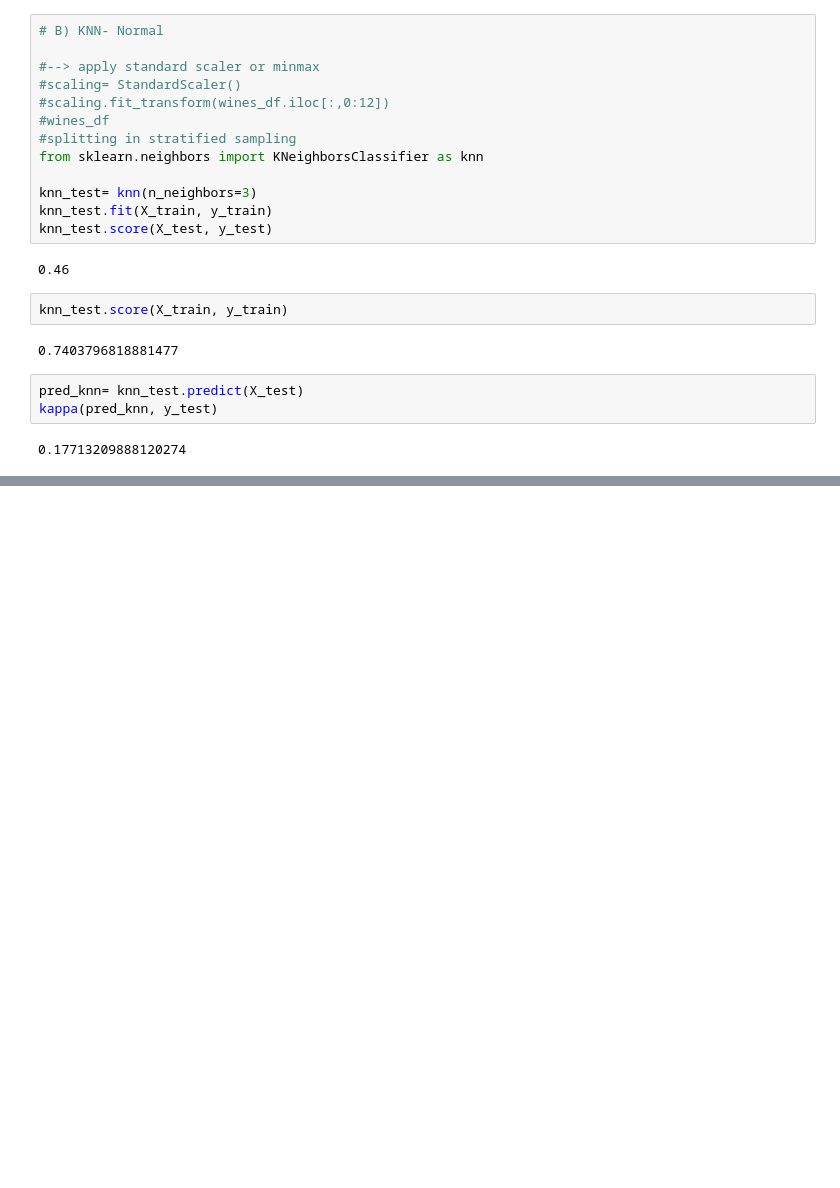
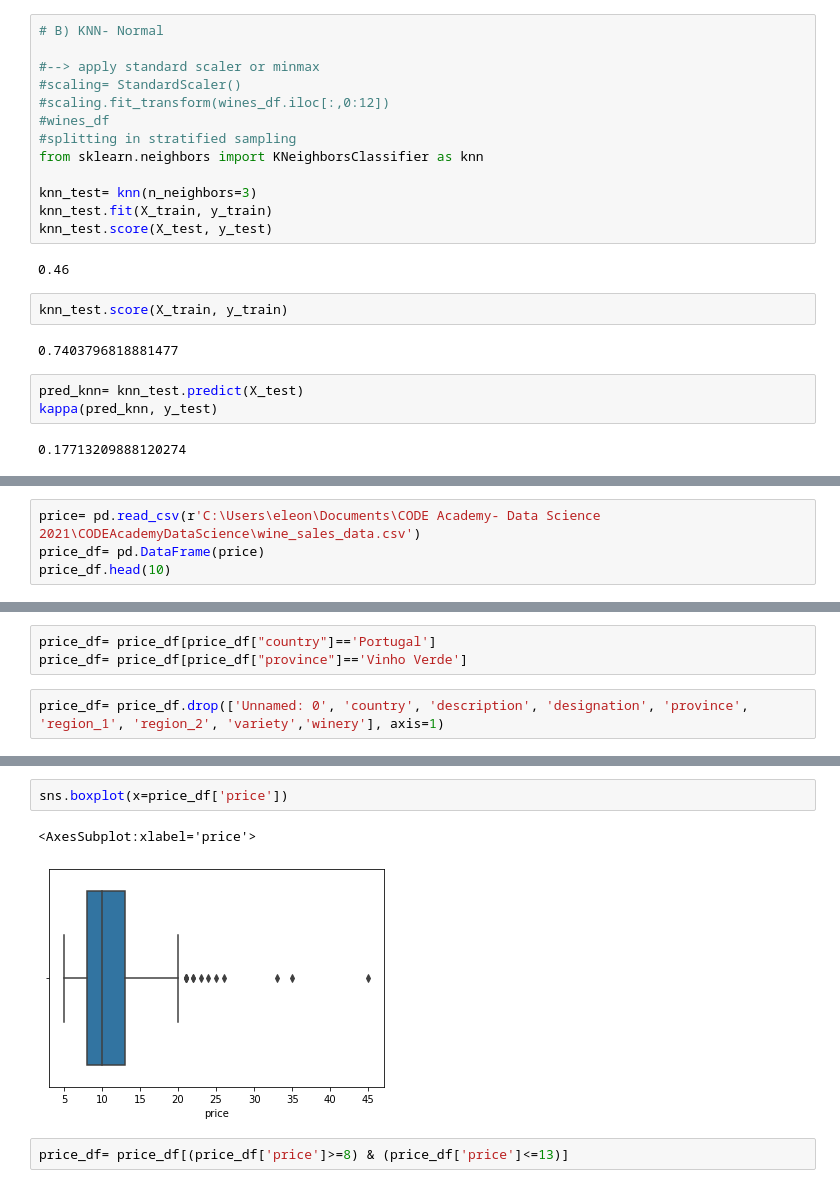
Before and after one commit to EleonoraCataldo/CODEAcademyDataScience, a Jupyter notebook: Project1-BlueberryWinery.ipynb, the cells around one changed output, grey strips where cells are left out. Cells and saved outputs as stored; diff of their text form; blank space fills up the shorter version.

```diff
--- a/Project1-BlueberryWinery.ipynb
+++ b/Project1-BlueberryWinery.ipynb
@@ -254,0 +255,4 @@ kappa(pred, y_test)
+# %%
+price= pd.read_csv(r'C:\Users\eleon\Documents\CODE Academy- Data Science 2021\CODEAcademyDataScience\wine_sales_data.csv')
+price_df= pd.DataFrame(price)
+price_df.head(10)
@@ -254,0 +271,5 @@ kappa(pred, y_test)
+# %%
+price_df= price_df[price_df["country"]=='Portugal']
+price_df= price_df[price_df["province"]=='Vinho Verde']
+# %%
+price_df= price_df.drop(['Unnamed: 0', 'country', 'description', 'designation', 'province', 'region_1', 'region_2', 'variety','winery'], axis=1)
@@ -254,0 +324,7 @@ kappa(pred, y_test)
+# %%
+sns.boxplot(x=price_df['price'])
+# %% [output]
+<AxesSubplot:xlabel='price'>
+[figure, added]
+# %%
+price_df= price_df[(price_df['price']>=8) & (price_df['price']<=13)]
```
Also changed, not shown: parts of 16 cells of this notebook.
